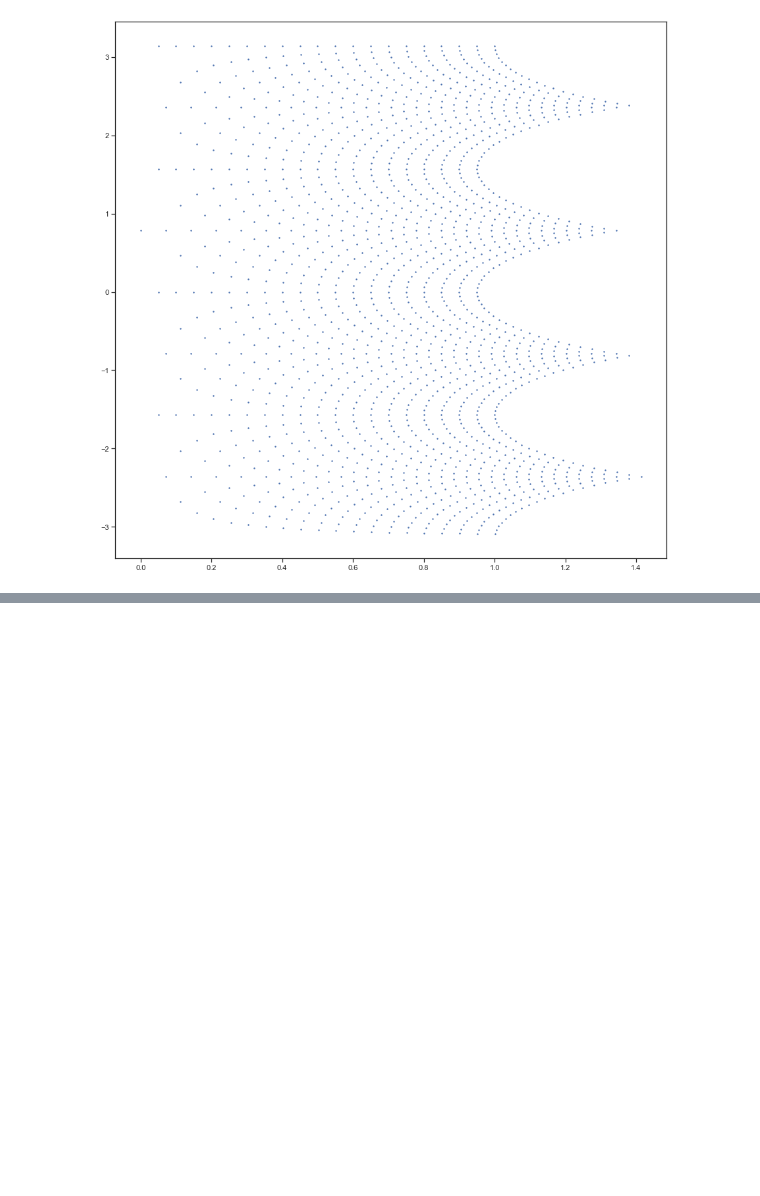
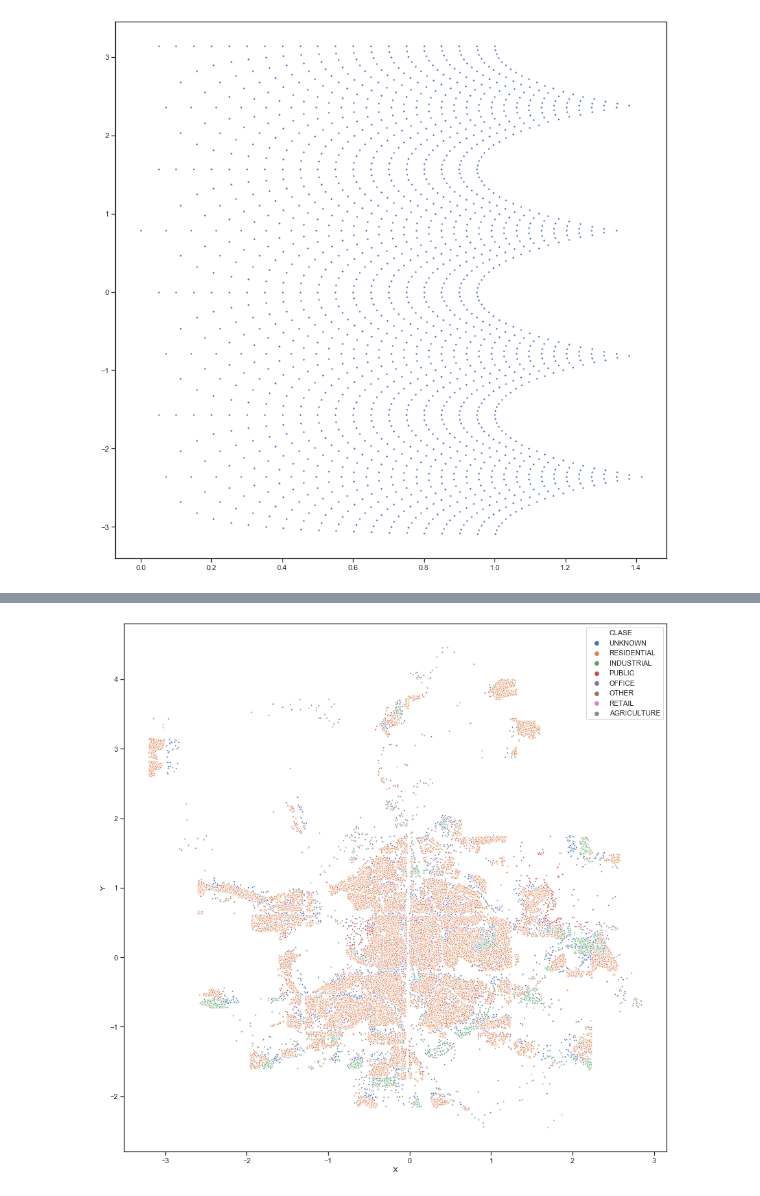
Before and after one commit to jomartla/UniversityHack-Datathon, a Jupyter notebook: minsait.ipynb, the cells around one changed output, grey strips where cells are left out. Saved outputs shown, nothing was run; the diff lists cells and outputs as text; code cells hidden in the pictures; blank space fills up the shorter version.

```diff
--- a/minsait.ipynb
+++ b/minsait.ipynb
@@ -252,6 +230,13 @@ NameError: name 'coo' is not defined
 # %%
 import seaborn as sns
 import matplotlib.pyplot as plt
+# %%
+coor = data[["X", "Y", "CLASE"]]
+c = coor[["X","Y"]]
+coor_norm = (c - c.mean())/c.std()
+coor_norm["CLASE"] = coor["CLASE"]
+classes = coor["CLASE"].unique()
+sns.set(style='ticks')
 # %%
 coor_norm.head()
 # %% [output]
@@ -453,0 +383,4 @@ train_coor
+# %%
+estimate_coor_norm["CLASE"] = "UNKNOWN"
+# %%
+train_and_predict = pd.concat([estimate_coor_norm, coor_norm[["X","Y","CLASE"]]])
@@ -453,0 +391,5 @@ train_coor
+# %%
+fig, ax = plt.subplots(figsize = (15,15))
+fg = sns.scatterplot("X","Y", hue = "CLASE",hue_order= train_and_predict["CLASE"].unique(), data = train_and_predict, ax = ax, s = 7)
+# %% [output]
+[figure, added]
```
Also changed, not shown: parts of 23 cells of this notebook, 2 other files.
